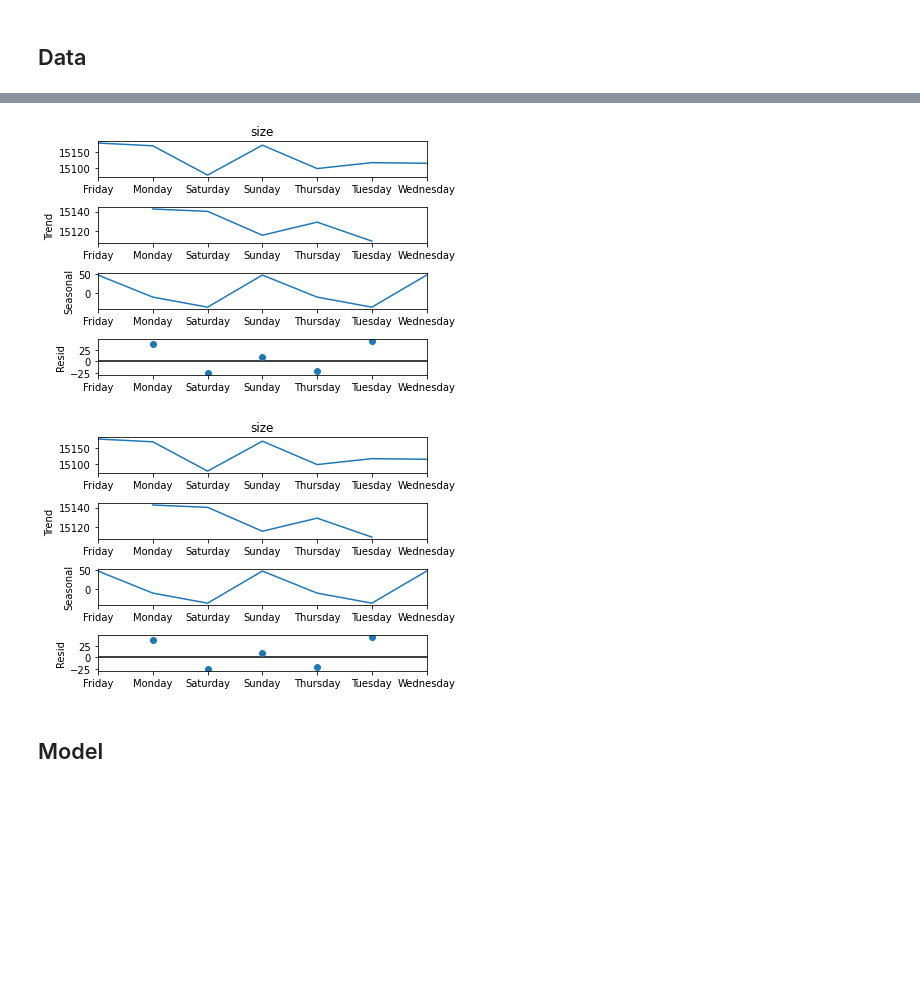
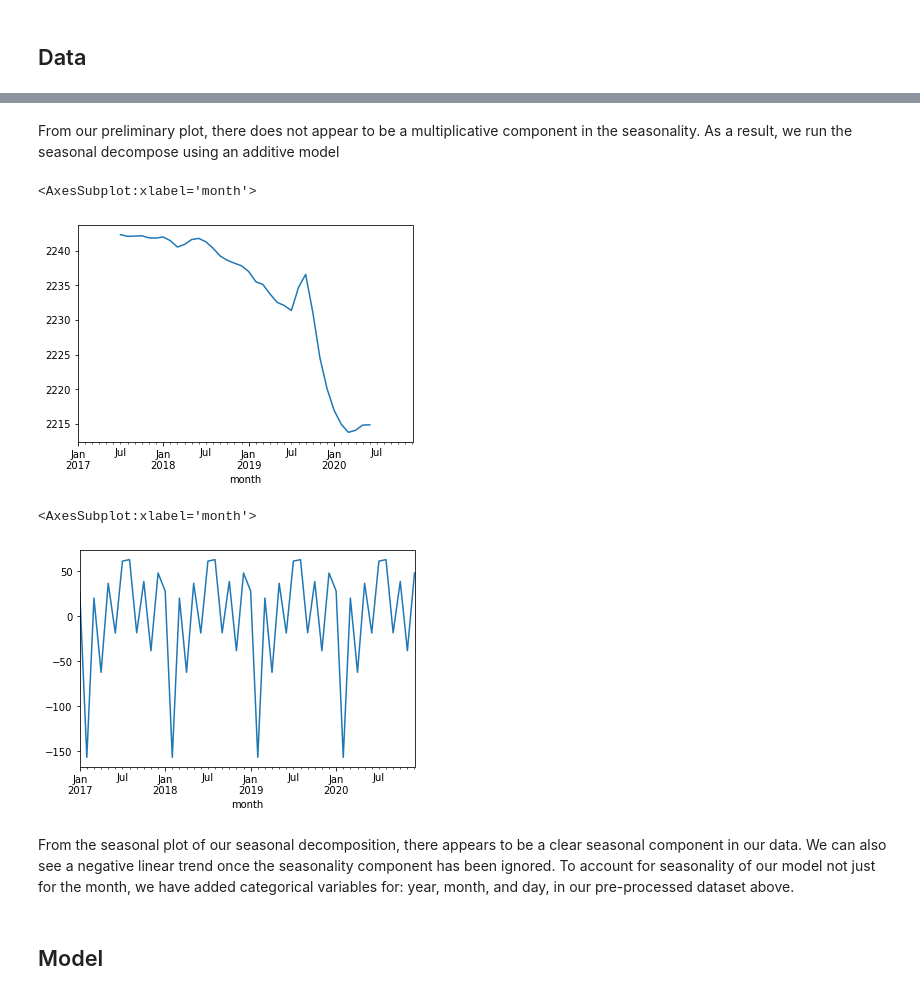
Before and after one commit to Achan40/chicago-crime, a Jupyter notebook: analysis/chicago-crime.ipynb, the cells around one changed output, grey strips where cells are left out. Drawn from its saved outputs; the diff is of its cells as text; code cells hidden in the pictures; blank space fills up the shorter version.

```diff
--- a/analysis/chicago-crime.ipynb
+++ b/analysis/chicago-crime.ipynb
@@ -80,8 +80,14 @@ We will be creating visualizations of the data using the cumulative crime data f
 # %%
-# total crimes for the entire city per day
-df_total_city = df_new
-df_total_city = df_new.groupby(df_total_city['date'], as_index=False).size()
-df_total_city.set_index('date',inplace=True)
+# total crimes for the entire city per month
+df_total_month = df_new
+# convert month column into useable format
+df_total_month['month'] = df_total_month['date'].dt.to_period('M')
+# group number of crimes by month
+df_total_month = df_total_month.groupby(df_total_month['month'], as_index=False).size()
 
-fig = px.line(df_total_city, y="size")
+df_total_month.set_index('month',inplace=True)
+df_total_month.index = df_total_month.index.to_timestamp()
+
+# Plot the number of crimes for the entire city per calendar month
+fig = px.line(df_total_month, y="size")
 fig.show()
@@ -117,9 +94,20 @@ fig.show()
-# %%
-result = seasonal_decompose(df_total_day_name["size"],  model='additive',period=3)
-result.plot()
-# %% [output]
-[figure, removed]
-[figure, removed]
+# %% [markdown]
+From our preliminary plot, there does not appear to be a multiplicative component in the seasonality. As a result, we run the seasonal decompose using an additive model
+# %%
+# display seasonal decomposition charts using the statsmodels package
+result = seasonal_decompose(df_total_month["size"],  model='additive')
+# plotting trend (seasonally adjusted)
+result.trend.plot()
+# %% [output]
+<AxesSubplot:xlabel='month'>
+[figure, added]
+# %%
+result.seasonal.plot()
+# %% [output]
+<AxesSubplot:xlabel='month'>
+[figure, added]
+# %% [markdown]
+From the seasonal plot of our seasonal decomposition, there appears to be a clear seasonal component in our data. We can also see a negative linear trend once the seasonality component has been ignored. To account for seasonality of our model not just for the month, we have added categorical variables for: year, month, and day, in our pre-processed dataset above.
 # %% [markdown]
 ## Model <a name="Model"></a>
 # %% [markdown]
```
Also changed, not shown: parts of 8 cells of this notebook.
